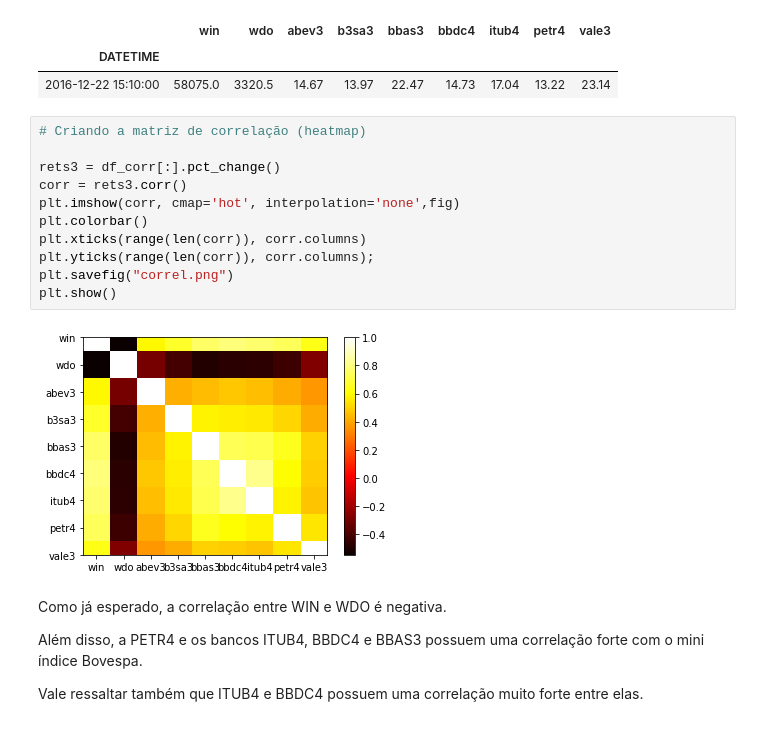
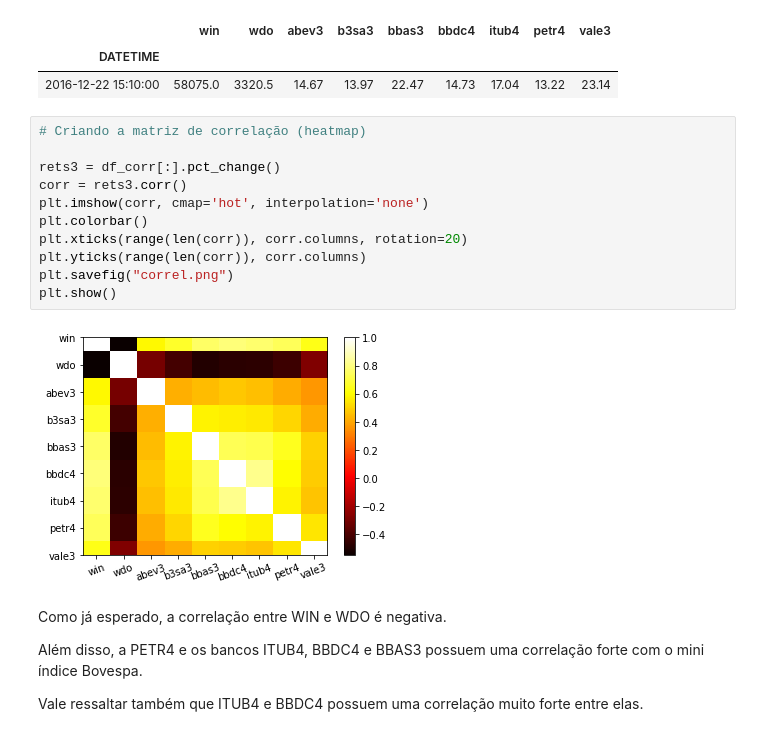
Before and after one commit to audelianoli/stock_market_predition_w_blue_chips, a Jupyter notebook: eda.ipynb, the cells around one changed output. Cells and saved outputs as stored; diff of their text form.

```diff
--- a/eda.ipynb
+++ b/eda.ipynb
@@ -173,16 +174,16 @@ df_corr.head(1)
 # %%
 # Criando a matriz de correlação (heatmap)
 
 rets3 = df_corr[:].pct_change()
 corr = rets3.corr()
-plt.imshow(corr, cmap='hot', interpolation='none',fig)
+plt.imshow(corr, cmap='hot', interpolation='none')
 plt.colorbar()
-plt.xticks(range(len(corr)), corr.columns)
-plt.yticks(range(len(corr)), corr.columns);
+plt.xticks(range(len(corr)), corr.columns, rotation=20)
+plt.yticks(range(len(corr)), corr.columns)
 plt.savefig("correl.png")
 plt.show()
 # %% [output]
-[figure, old version]
+[figure, new version]
 # %% [markdown]
 Como já esperado, a correlação entre WIN e WDO é negativa.
 
```
Also changed, not shown: parts of 14 cells of this notebook, 5 other files.
